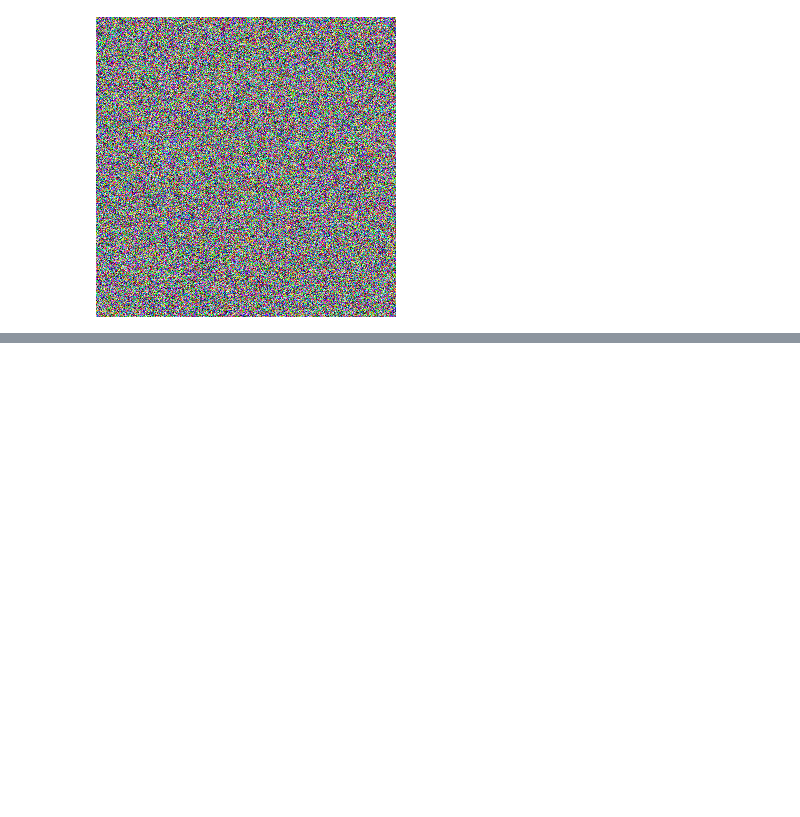
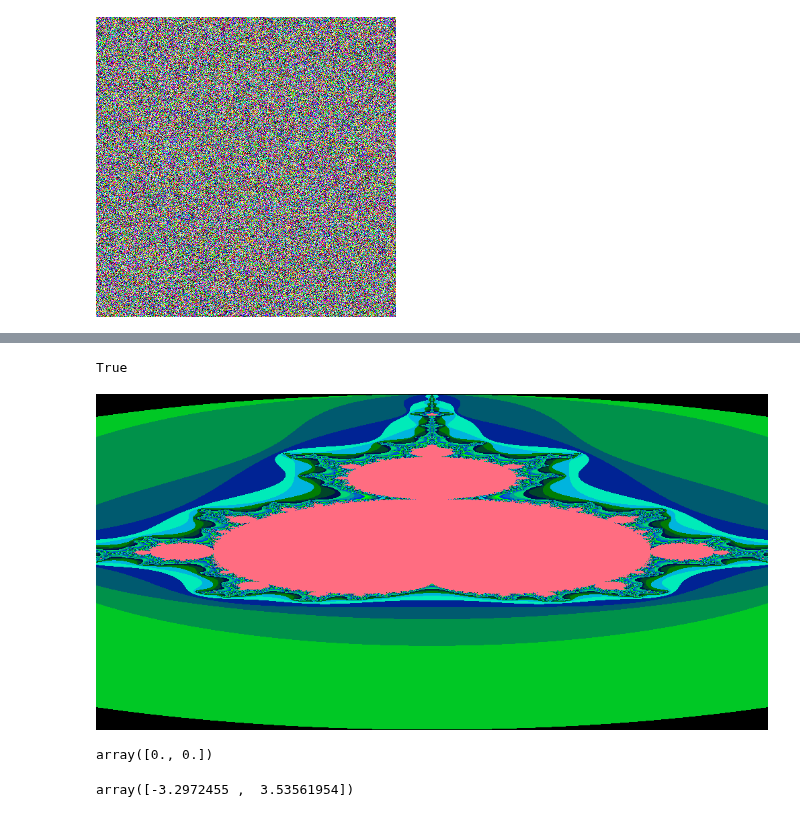
Before and after one commit to jp0utside/Programming-for-Mathematics, a Jupyter notebook: Warmups.ipynb, the cells around one changed output, grey strips where cells are left out. Saved outputs shown, nothing was run; the diff lists cells and outputs as text; code cells hidden in the pictures; blank space fills up the shorter version.

```diff
--- a/Warmups.ipynb
+++ b/Warmups.ipynb
@@ -232,0 +254,55 @@ display(Image.fromarray(pixels))
+# %%
+def stays_bounded(c):
+  sum = c
+  for i in range(10):
+    sum = sum**2 + c
+    if sum > 2:
+      return False
+  return True
+
+stays_bounded(-2)
+# %% [output]
+True
+# %%
+re_array = np.linspace(-2, 2, 500)
+im_array = np.linspace(-1, 1, 1000)
+c_array = np.add.outer(re_array, im_array * 1j)
+
+def make_mandel(num_iter = 100):
+  arr = np.zeros(c_array.shape)
+  b_arr = np.zeros(c_array.shape)
+  for t in range(num_iter):
+    arr = arr**2 + c_array
+    arr_size = np.abs(arr)
+    is_bded = (arr_size <= 2)
+    b_arr = b_arr + is_bded
+    arr = (arr * is_bded) + (2*(1-is_bded))
+  return b_arr, is_bded
+# %%
+esc_time, mbrot = make_mandel()
+pixels = np.zeros((c_array.shape[0], c_array.shape[1], 3))
+pixels[:,:,0] = mbrot * 255
+pixels[:,:,1] = mbrot * 255
+pixels[:,:,2] = mbrot * 255
+#pixels[:,:,0] += (2*esc_time % 255)
+pixels[:,:,1] += (200*esc_time % 255)
+pixels[:,:,2] += (37*esc_time % 255)
+#pixels = np.clip(pixels, 0, 255)
+img = Image.fromarray(pixels.astype(np.uint8))
+display(img)
+# %% [output]
+[figure, added]
+# %%
+#initialize bots
+num_bots = 100000
+bots = np.zeros((num_bots, 2))
+bots[0] #location of bot 0
+# %% [output]
+array([0., 0.])
+# %%
+for t in range(1000):
+  step = np.random.uniform(-1, 1, (num_bots, 2)) #directions for each bot
+  bots = bots + step #bots move
+bots[0]
+# %% [output]
+array([-3.2972455 ,  3.53561954])
```
Also changed, not shown: parts of 7 cells of this notebook.
